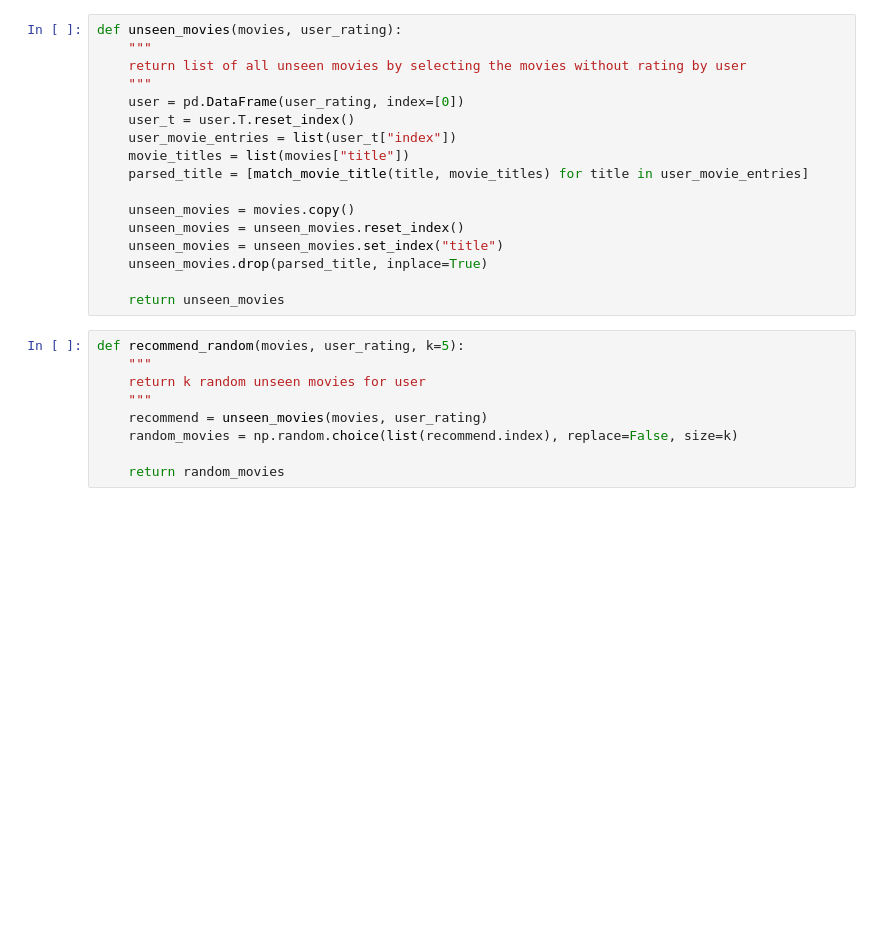
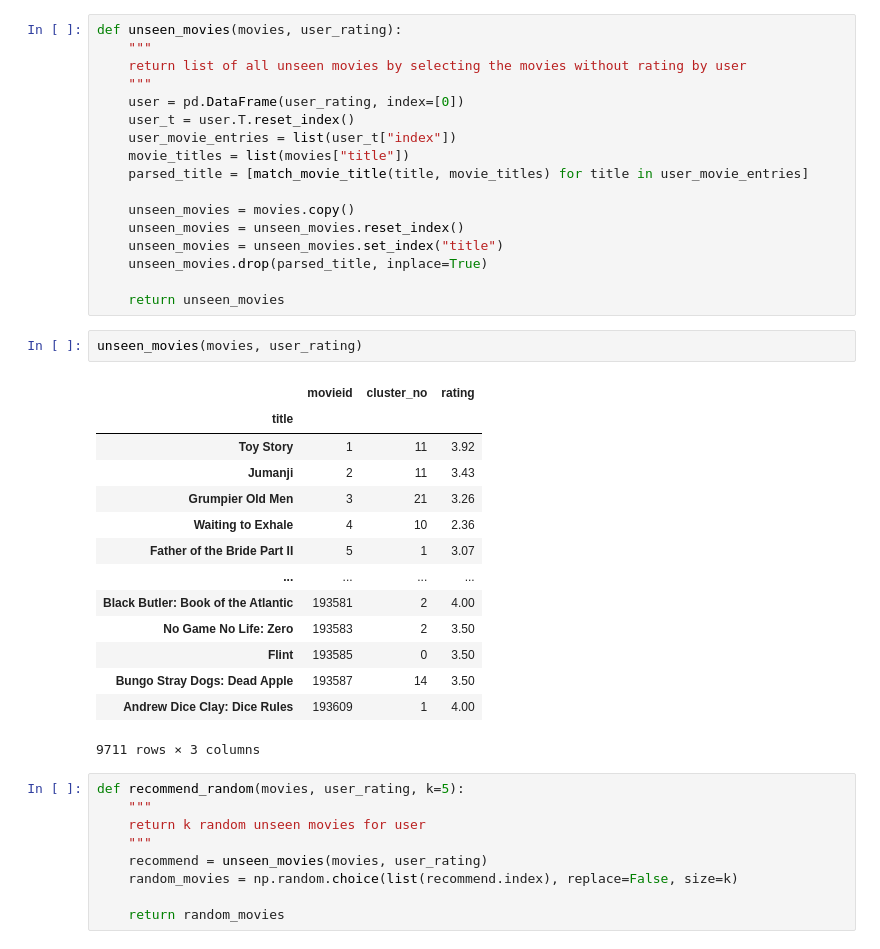
Before and after one commit to MitunTalapatra/movie_recommender, a Jupyter notebook: test.ipynb, the cells around one changed output. Cells and saved outputs as stored; diff of their text form; blank space fills up the shorter version.

```diff
--- a/test.ipynb
+++ b/test.ipynb
@@ -36,6 +36,23 @@ def unseen_movies(movies, user_rating):
     unseen_movies.drop(parsed_title, inplace=True)
 
     return unseen_movies
+# %%
+unseen_movies(movies, user_rating)
+# %% [output]
+|  | movieid | cluster_no | rating |
+| title |  |  |  |
+| Toy Story | 1 | 11 | 3.92 |
+| Jumanji | 2 | 11 | 3.43 |
+| Grumpier Old Men | 3 | 21 | 3.26 |
+| Waiting to Exhale | 4 | 10 | 2.36 |
+| Father of the Bride Part II | 5 | 1 | 3.07 |
+| ... | ... | ... | ... |
+| Black Butler: Book of the Atlantic | 193581 | 2 | 4.00 |
+| No Game No Life: Zero | 193583 | 2 | 3.50 |
+| Flint | 193585 | 0 | 3.50 |
+| Bungo Stray Dogs: Dead Apple | 193587 | 14 | 3.50 |
+| Andrew Dice Clay: Dice Rules | 193609 | 1 | 4.00 |
+9711 rows × 3 columns
 # %%
 def recommend_random(movies, user_rating, k=5):
     """
```
Also changed, not shown: 1 other file.
